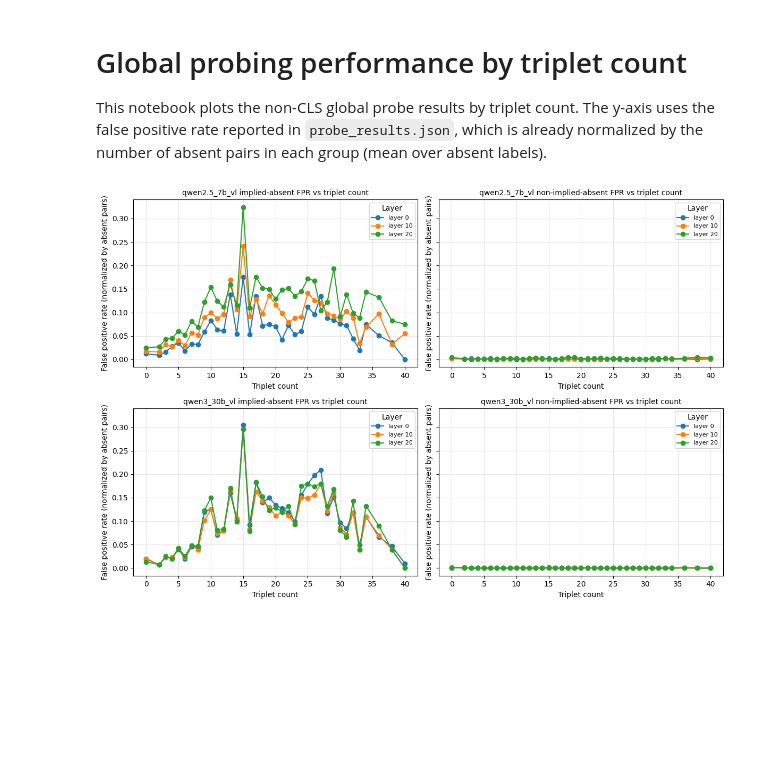
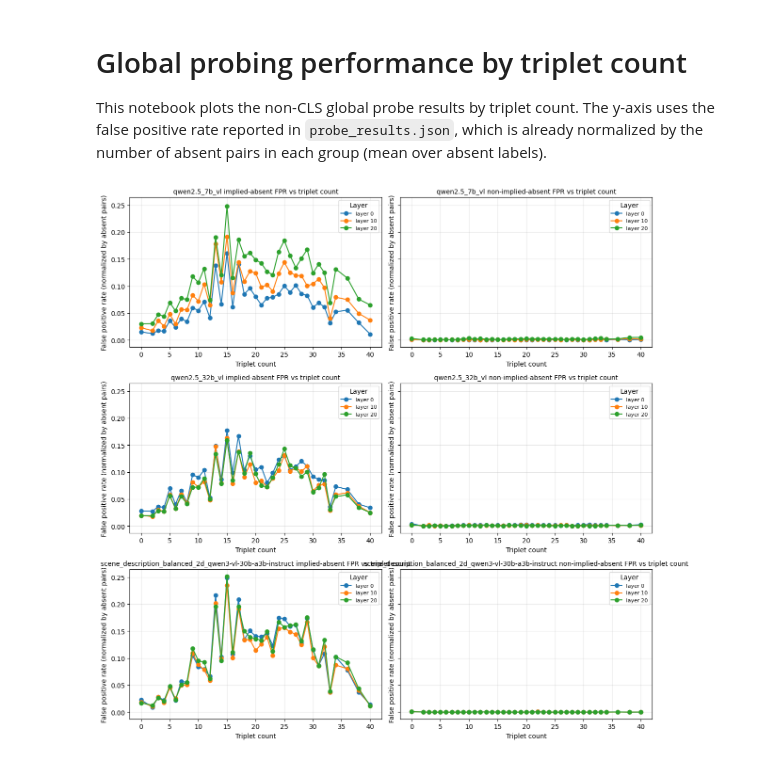
Before and after one commit to kellemNegasi/binding-open-vlm, a Jupyter notebook: analysis/plot_global_probe_performance.ipynb, the cells around one changed output. Saved outputs shown, nothing was run; the diff lists cells and outputs as text; code cells hidden in the pictures; blank space fills up the shorter version.

Commit message:
added new results and scripts

```diff
--- a/analysis/plot_global_probe_performance.ipynb
+++ b/analysis/plot_global_probe_performance.ipynb
@@ -11,15 +11,16 @@ import matplotlib.pyplot as plt
 import numpy as np
 
 RESULTS_PATHS = [
-    Path("../output/probing_global/scene_description_balanced_2d_qwen2.5-VL-7B-Instruct/probes/probe_results.json"),
-    Path("../output/probing_global/scene_description_balanced_2d_qwen3-vl-30b-a3b-instruct/probes/probe_results.json"),
+    Path("../output/probing_global/scene_description_balanced_2d_qwen2.5-VL-7B-Instruct/probes/probe_results_per_sample.json"),
+    Path("../output/probing_global/scene_description_balanced_2d_qwen2.5-VL-32B-Instruct/probes/probe_results_per_sample.json"),
+    Path("../output/probing_global/scene_description_balanced_2d_qwen3-vl-30b-a3b-instruct/probes/probe_results_per_sample.json"),
 ]
 
 USE_STAR_MARKERS = False
 
 MODEL_NAME_MAP = {
     "scene_description_balanced_2d_qwen2.5-VL-7B-Instruct": "qwen2.5_7b_vl",
-    "scene_description_balanced_2d_qwen3-vl-30b-a3b-instruct": "qwen3_30b_vl",
+    "scene_description_balanced_2d_qwen2.5-VL-32B-Instruct": "qwen2.5_32b_vl",
 }
 
 TITLE_FONTSIZE = 10
@@ -63,34 +64,34 @@ for row, path in enumerate(RESULTS_PATHS):
         layer = int(key.split("_", 1)[1])
         implied = results[key]["implied_fpr_by_triplet"]
         non_implied = results[key]["non_implied_fpr_by_triplet"]
 
         x_i, y_i = _series_from_group(implied)
         x_n, y_n = _series_from_group(non_implied)
 
         marker_style = "*" if USE_STAR_MARKERS else "o"
         axes[row, 0].plot(x_i, y_i, marker=marker_style, linewidth=1.5, label=f"layer {layer}")
         axes[row, 1].plot(x_n, y_n, marker=marker_style, linewidth=1.5, label=f"layer {layer}")
 
     axes[row, 0].set_title(f"{model_name} implied-absent FPR vs triplet count", fontsize=TITLE_FONTSIZE)
     axes[row, 1].set_title(f"{model_name} non-implied-absent FPR vs triplet count", fontsize=TITLE_FONTSIZE)
     for col in range(2):
         ax = axes[row, col]
         ax.set_xlabel("Triplet count")
         ax.set_ylabel("False positive rate (normalized by absent pairs)")
         ax.grid(True, alpha=0.3)
         ax.legend(title="Layer", fontsize=8)
 
 plt.tight_layout()
 
 out_dir = Path("analysis/plots")
 out_dir.mkdir(parents=True, exist_ok=True)
 base_name = "global_probe_fpr_by_triplet"
 for ext in ("pdf", "png", "svg"):
     fig.savefig(out_dir / f"{base_name}.{ext}", bbox_inches="tight")
 
 plt.show()
 # %% [output]
-[figure, old version]
+[figure, new version]
 # %%
 from pathlib import Path
 import numpy as np
```
Also changed, not shown: parts of 3 cells of this notebook, 19 other files.
